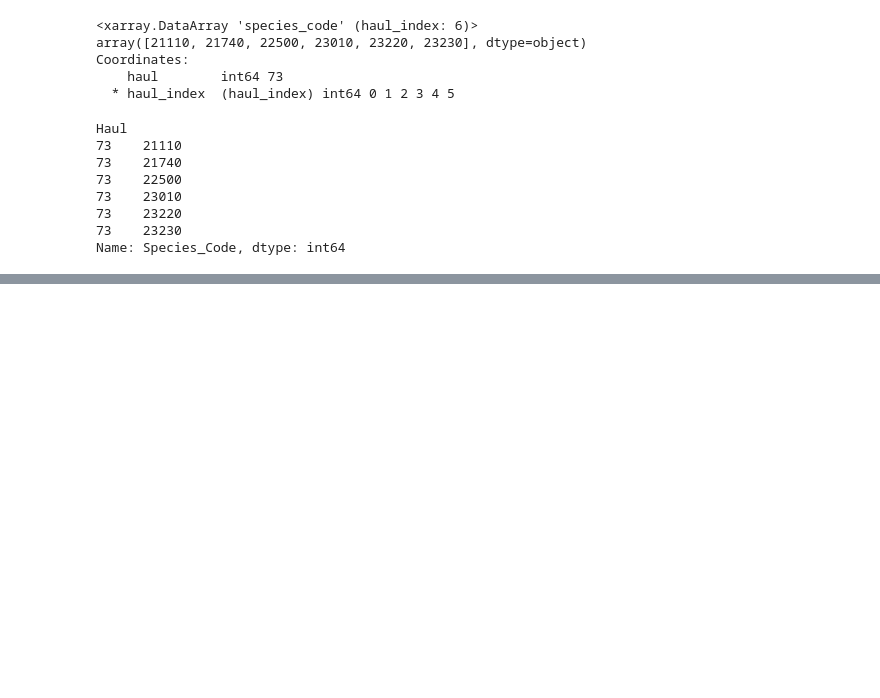
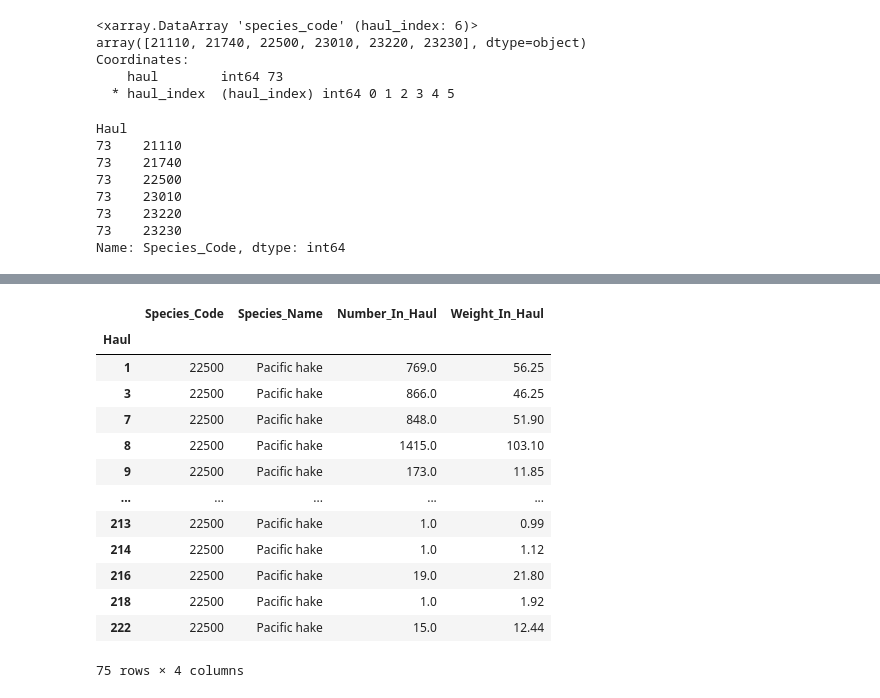
Before and after one commit to OSOceanAcoustics/echopop, a Jupyter notebook: proto_typing.ipynb, the cells around one changed output, grey strips where cells are left out. Cells and saved outputs as stored; diff of their text form; code cells hidden in the pictures; blank space fills up the shorter version.

```diff
--- a/proto_typing.ipynb
+++ b/proto_typing.ipynb
@@ -214,0 +168,19 @@ epro_2019.specimen_df
+# %%
+# Create catch table with
+# Columns   1-3:   'Trawl number'   'Abundance'     'Biomass'
+epro_2019.final_table_catch = epro_2019.catch_df[epro_2019.catch_df['Species_Code'] == epro_2019.params['species_code_ID']]
+# %% [output]
+|  | Species_Code | Species_Name | Number_In_Haul | Weight_In_Haul |
+| Haul |  |  |  |  |
+| 1 | 22500 | Pacific hake | 769.0 | 56.25 |
+| 3 | 22500 | Pacific hake | 866.0 | 46.25 |
+| 7 | 22500 | Pacific hake | 848.0 | 51.90 |
+| 8 | 22500 | Pacific hake | 1415.0 | 103.10 |
+| 9 | 22500 | Pacific hake | 173.0 | 11.85 |
+| ... | ... | ... | ... | ... |
+| 213 | 22500 | Pacific hake | 1.0 | 0.99 |
+| 214 | 22500 | Pacific hake | 1.0 | 1.12 |
+| 216 | 22500 | Pacific hake | 19.0 | 21.80 |
+| 218 | 22500 | Pacific hake | 1.0 | 1.92 |
+| 222 | 22500 | Pacific hake | 15.0 | 12.44 |
+75 rows × 4 columns
```
Also changed, not shown: parts of 13 cells of this notebook, 2 other files.
